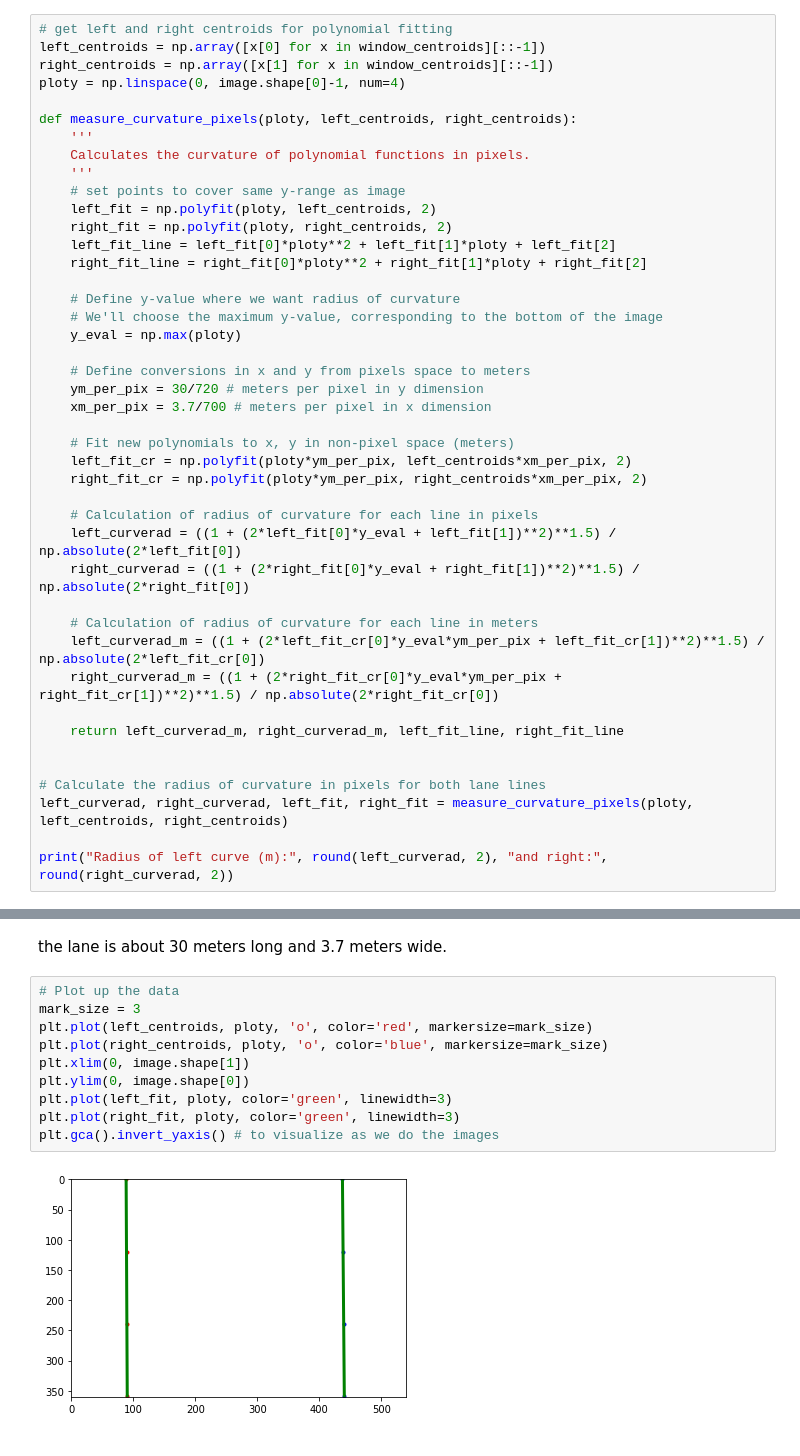
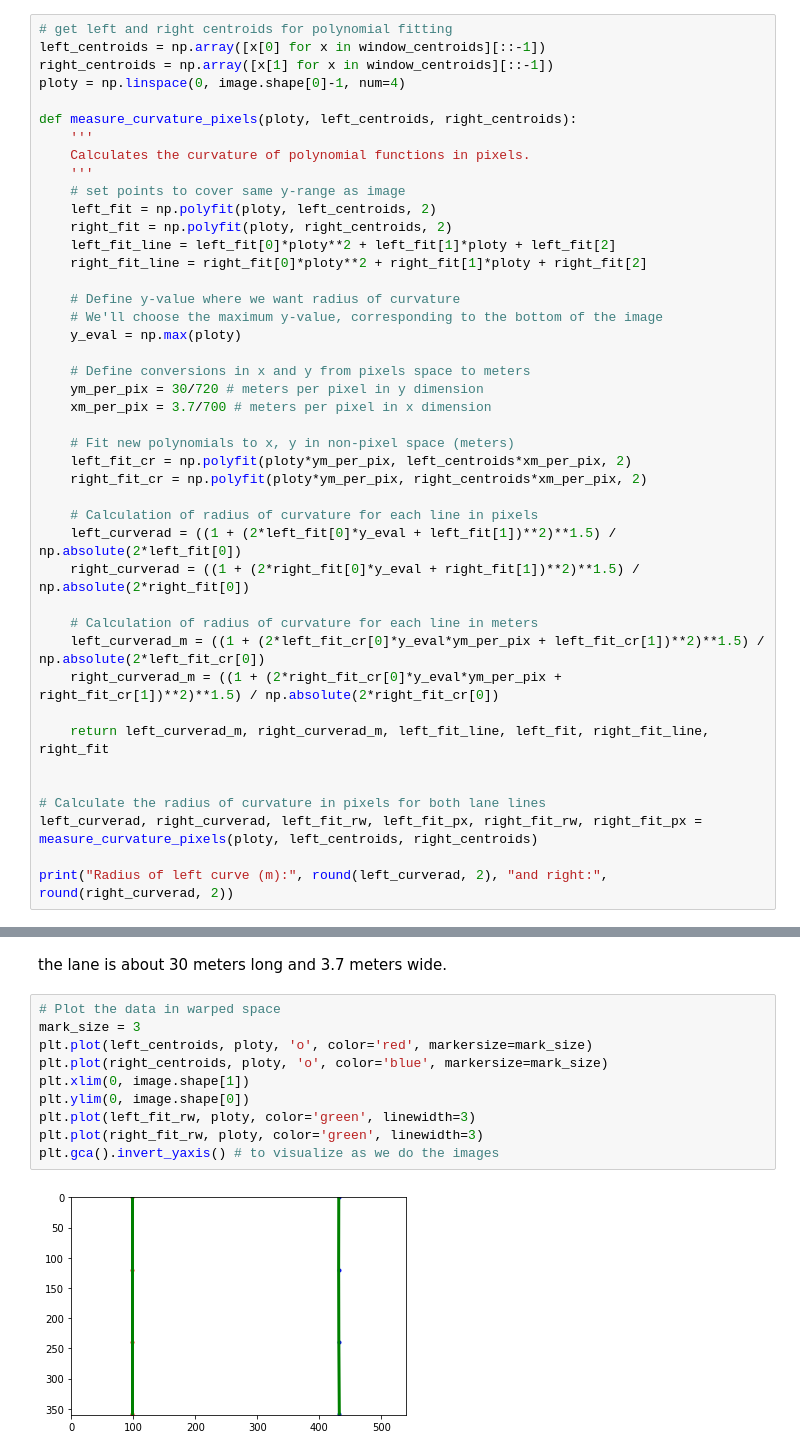
Before and after one commit to ssimontacchi/1906-Traffic-Patterns-Market-St-SF, a Jupyter notebook: mapping_market.ipynb, the cells around one changed output, grey strips where cells are left out. Drawn from its saved outputs; the diff is of its cells as text.

```diff
--- a/mapping_market.ipynb
+++ b/mapping_market.ipynb
@@ -724,11 +653,11 @@ def measure_curvature_pixels(ploty, left_centroids, right_centroids):
     left_curverad_m = ((1 + (2*left_fit_cr[0]*y_eval*ym_per_pix + left_fit_cr[1])**2)**1.5) / np.absolute(2*left_fit_cr[0])
     right_curverad_m = ((1 + (2*right_fit_cr[0]*y_eval*ym_per_pix + right_fit_cr[1])**2)**1.5) / np.absolute(2*right_fit_cr[0])
 
-    return left_curverad_m, right_curverad_m, left_fit_line, right_fit_line
+    return left_curverad_m, right_curverad_m, left_fit_line, left_fit, right_fit_line, right_fit
 
 
 # Calculate the radius of curvature in pixels for both lane lines
-left_curverad, right_curverad, left_fit, right_fit = measure_curvature_pixels(ploty, left_centroids, right_centroids)
+left_curverad, right_curverad, left_fit_rw, left_fit_px, right_fit_rw, right_fit_px = measure_curvature_pixels(ploty, left_centroids, right_centroids)
 
 print("Radius of left curve (m):", round(left_curverad, 2), "and right:", round(right_curverad, 2))
 # %% [output]
@@ -738,15 +667,15 @@ Once the parabola coefficients are obtained, in pixels, convert them into meters
 # %% [markdown]
 the lane is about 30 meters long and 3.7 meters wide.
 # %%
-# Plot up the data
+# Plot the data in warped space
 mark_size = 3
 plt.plot(left_centroids, ploty, 'o', color='red', markersize=mark_size)
 plt.plot(right_centroids, ploty, 'o', color='blue', markersize=mark_size)
 plt.xlim(0, image.shape[1])
 plt.ylim(0, image.shape[0])
-plt.plot(left_fit, ploty, color='green', linewidth=3)
-plt.plot(right_fit, ploty, color='green', linewidth=3)
+plt.plot(left_fit_rw, ploty, color='green', linewidth=3)
+plt.plot(right_fit_rw, ploty, color='green', linewidth=3)
 plt.gca().invert_yaxis() # to visualize as we do the images
 # %% [output]
-[figure, old version]
+[figure, new version]
 # %% [markdown]
```
Also changed, not shown: parts of 25 cells of this notebook, 1 other file.
